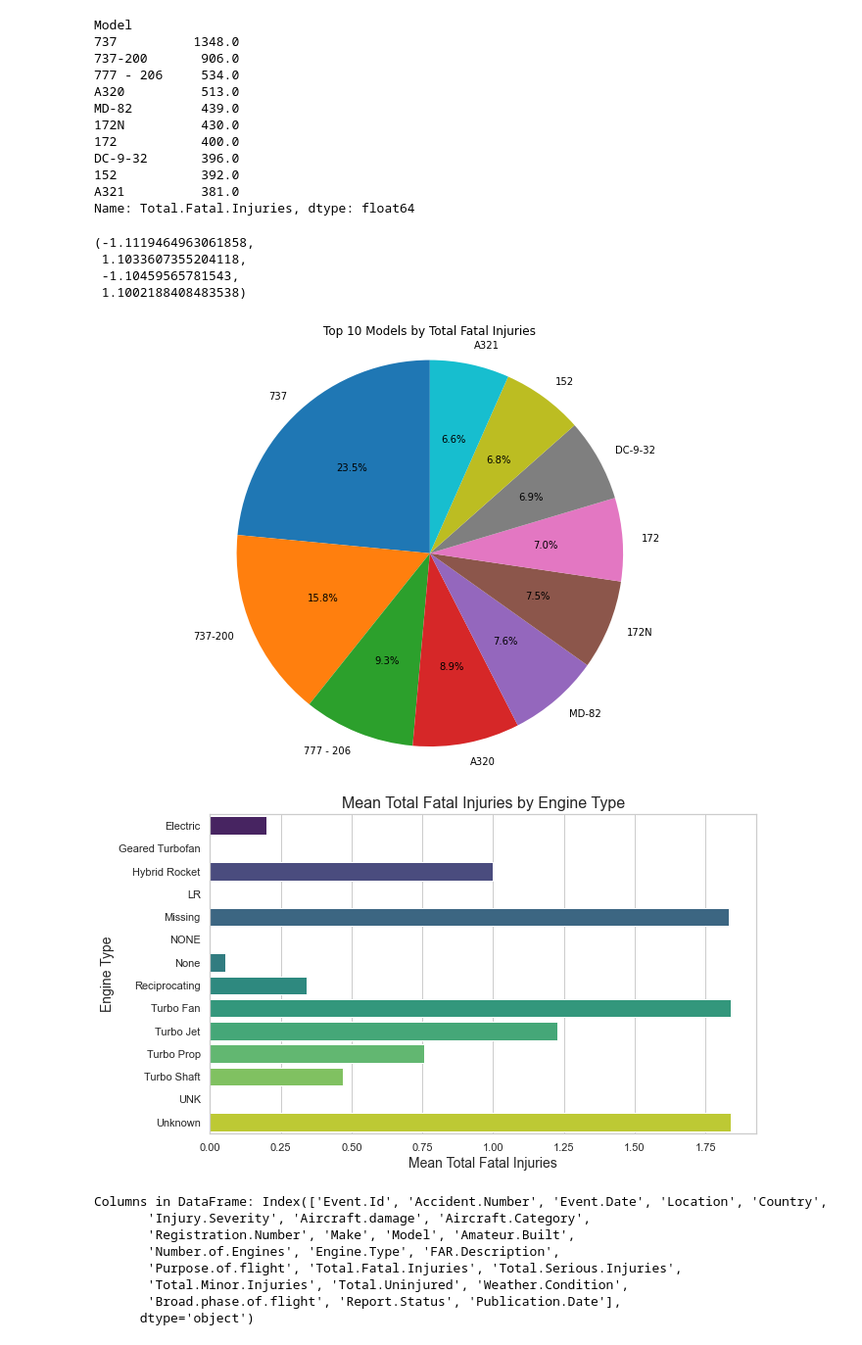
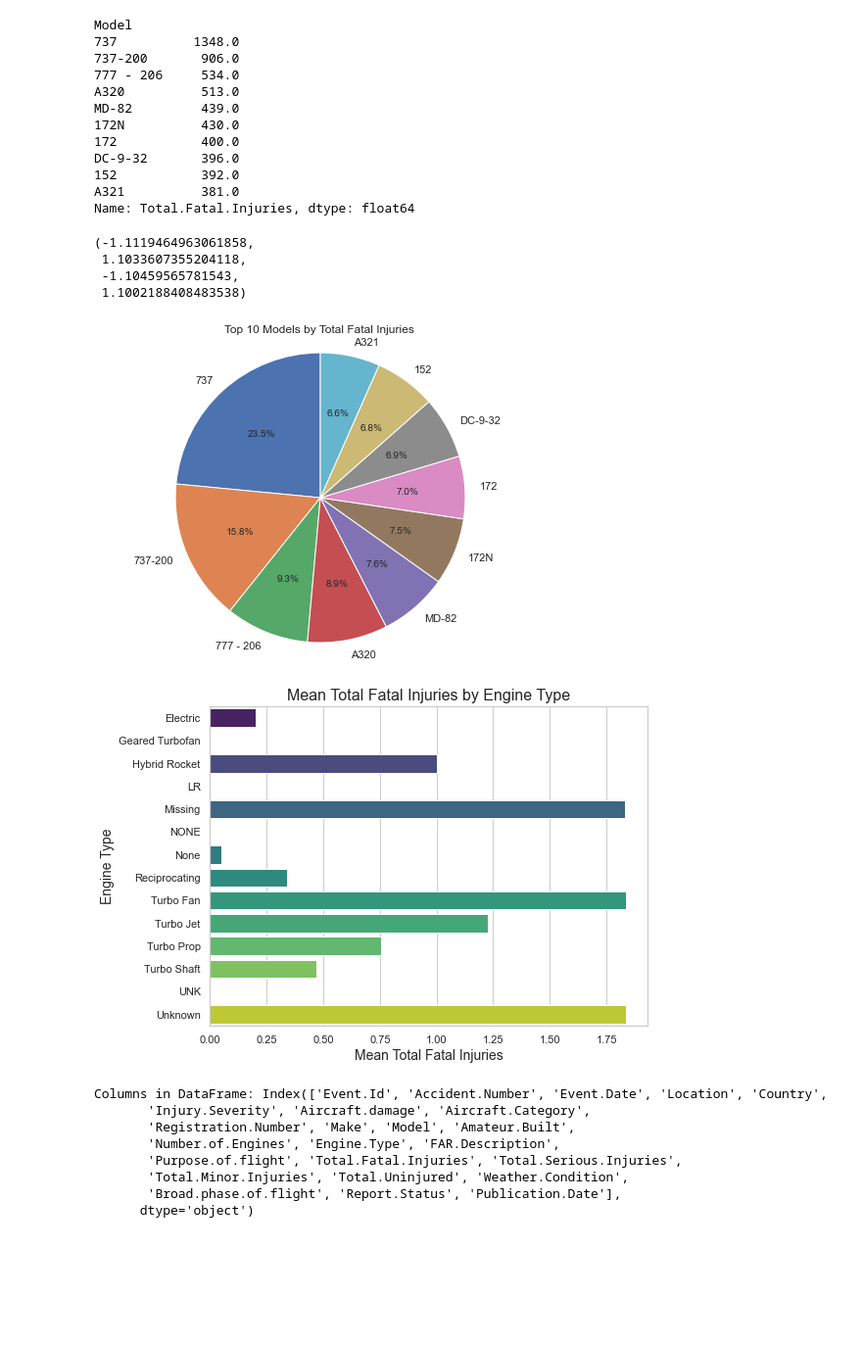
Before and after one commit to Dollcode-coder/dsc-phase-1-project-v3, a Jupyter notebook: student.ipynb, the cells around one changed output. Shown at 98% size. Cells and saved outputs as stored; diff of their text form; code cells hidden in the pictures; blank space fills up the shorter version.

```diff
--- a/student.ipynb
+++ b/student.ipynb
@@ -293,20 +293,20 @@ Name: Total.Fatal.Injuries, dtype: float64
 # %%
 #Plotting a pie chart using seaborn to show the models and total fatalinjuries relation
 grouped_by_model = grouped_by_model.reset_index()
 
-plt.figure(figsize=(12, 8))
+plt.figure(figsize=(8, 6))
 values = grouped_by_model['Total.Fatal.Injuries']
 labels = grouped_by_model['Model']
 
 plt.pie(values, labels=labels, autopct='%1.1f%%', startangle=90)
 plt.title('Top 10 Models by Total Fatal Injuries')
 plt.axis('equal')
 # %% [output]
 (-1.1119464963061858,
  1.1033607355204118,
  -1.10459565781543,
  1.1002188408483538)
-[figure, old version]
+[figure, new version]
 # %%
 
 # Group the DataFrame by 'Engine.Type' and calculate the mean of 'Total.Fatal.Injuries'
@@ -317,7 +317,7 @@ mean_injuries.columns = ['Engine.Type', 'Mean.Total.Fatal.Injuries']
 sns.set(style="whitegrid")
 
 # Create a horizontal bar plot
-plt.figure(figsize=(10, 6))
+plt.figure(figsize=(8, 6))
 sns.barplot(x='Mean.Total.Fatal.Injuries', y='Engine.Type', data=mean_injuries, palette='viridis')
 
 # Add titles and labels
@@ -328,7 +328,7 @@ plt.ylabel('Engine Type', fontsize=14)
 # Show the plot
 plt.show()
 # %% [output]
-[figure, old version]
+[figure, new version]
 # %%
 print("Columns in DataFrame:", df.columns)
 # %% [output]
```
Also changed, not shown: parts of 3 cells of this notebook, 1 other file.
